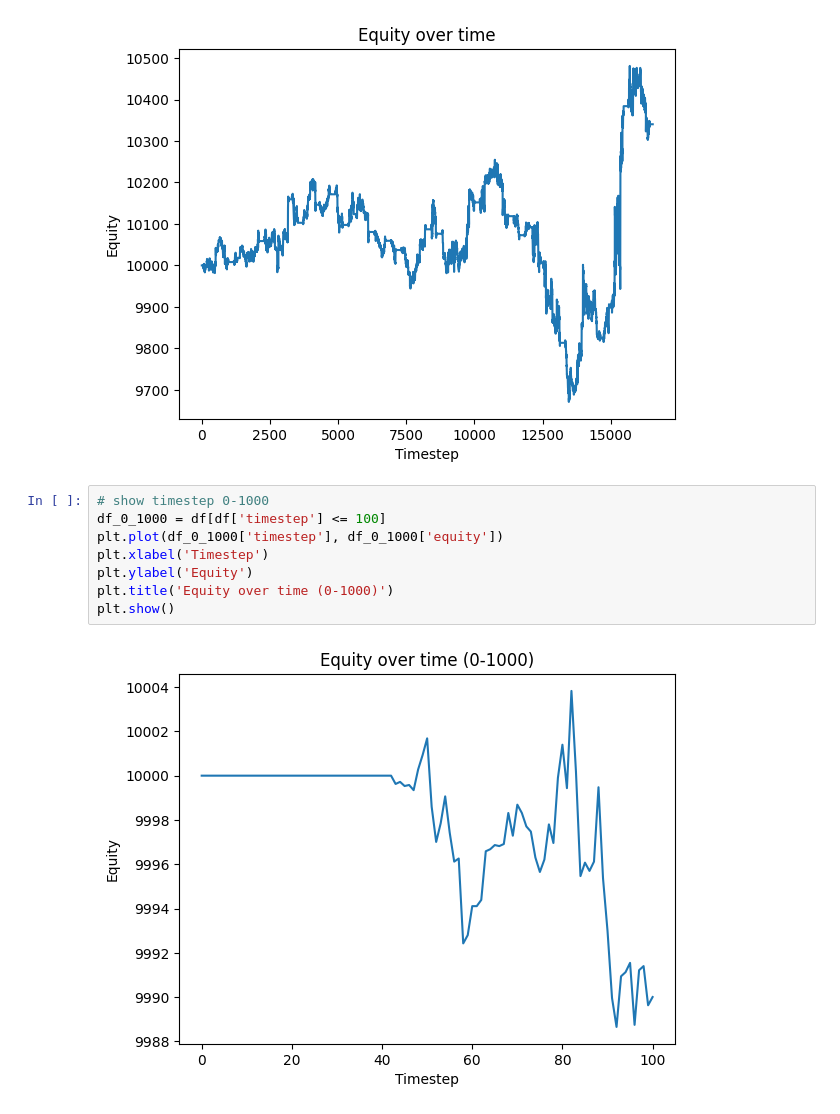
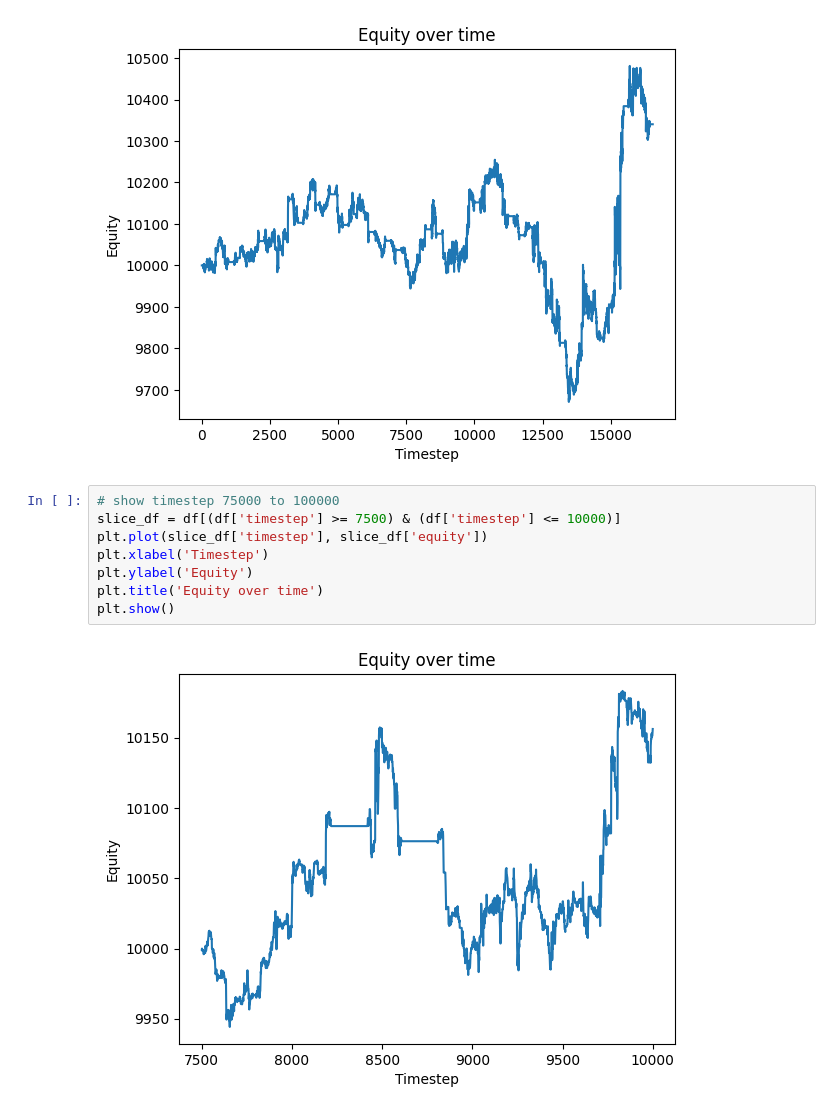
Before and after one commit to rbmr/SupervisedFX, a Jupyter notebook: RQ2/test_plotting.ipynb, the cells around one changed output. Cells and saved outputs as stored; diff of their text form.

```diff
--- a/RQ2/test_plotting.ipynb
+++ b/RQ2/test_plotting.ipynb
@@ -88,12 +88,12 @@ plt.show()
 # %% [output]
 [figure]
 # %%
-# show timestep 0-1000
-df_0_1000 = df[df['timestep'] <= 100]
-plt.plot(df_0_1000['timestep'], df_0_1000['equity'])
+# show timestep 75000 to 100000
+slice_df = df[(df['timestep'] >= 7500) & (df['timestep'] <= 10000)]
+plt.plot(slice_df['timestep'], slice_df['equity'])
 plt.xlabel('Timestep')
 plt.ylabel('Equity')
-plt.title('Equity over time (0-1000)')
+plt.title('Equity over time')
 plt.show()
 # %% [output]
-[figure, old version]
+[figure, new version]
```
Also changed, not shown: 2 other files.
